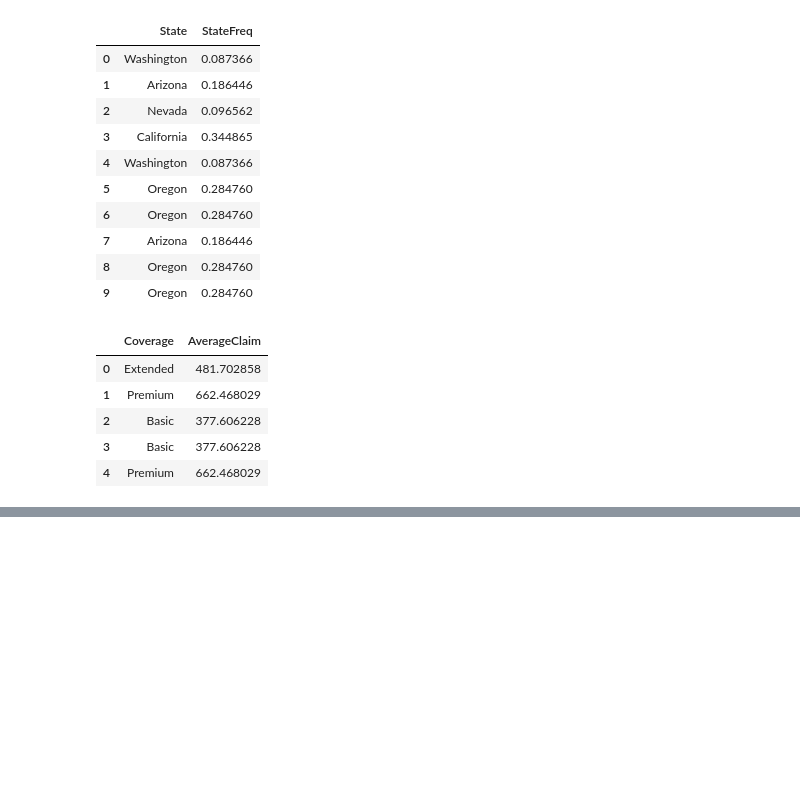
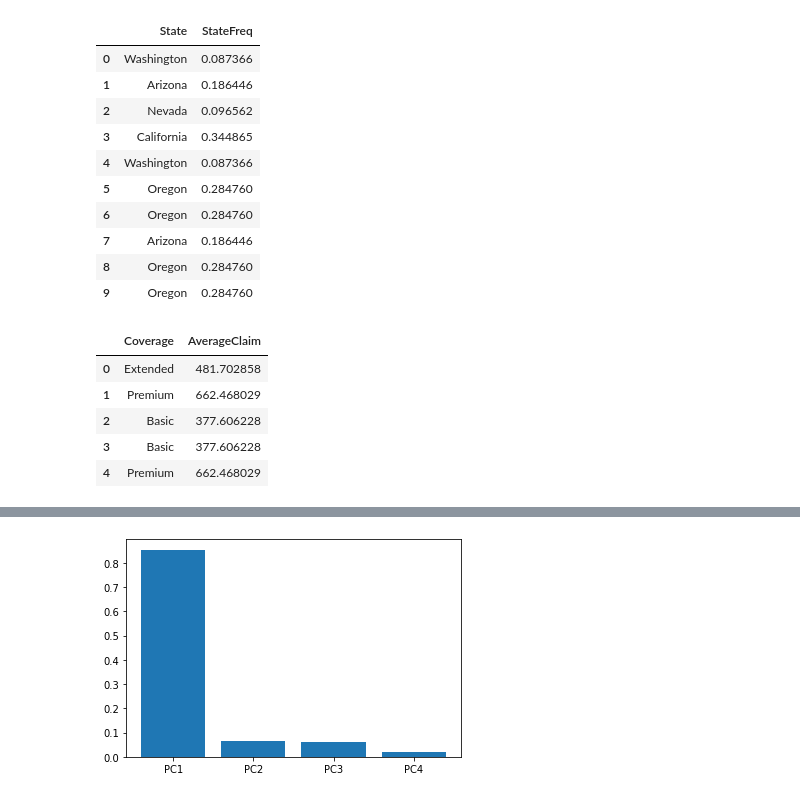
Before and after one commit to chelynl/Machine_Learning, a Jupyter notebook: Feature_Engineering.ipynb, the cells around one changed output, grey strips where cells are left out. Cells and saved outputs as stored; diff of their text form; code cells hidden in the pictures; blank space fills up the shorter version.

```diff
--- a/Feature_Engineering.ipynb
+++ b/Feature_Engineering.ipynb
@@ -751,0 +827,21 @@ valid_df[['Coverage', 'AverageClaim']].head()
+# %%
+features = ["highway-mpg", "engine-size", "horsepower", "curb-weight"]
+
+y = autos.price
+X = autos.loc[:, features]
+
+# Standardize data before PCA
+X_scaled = (X - X.mean(axis=0)) / X.std(axis=0)
+# %%
+from sklearn.decomposition import PCA
+
+# Define number of components to be used for PCA
+pca = PCA(n_components=4)
+scores = pca.fit_transform(X_scaled)
+loadings = pca.components_.T
+
+# Convert scores to df
+component_names = [f"PC{i+1}" for i in range(scores.shape[1])]
+
+scores_df = pd.DataFrame(scores, columns=component_names)
+loadings_df = pd.DataFrame(loadings, columns=component_names, index=X.columns)
@@ -751,0 +874,14 @@ valid_df[['Coverage', 'AverageClaim']].head()
+# %%
+# Explained Variance per PC
+explained_variance = pca.explained_variance_ratio_
+
+# Cumulative explained variance
+cumulative_variance = np.cumsum(np.round(explained_variance, decimals=3))
+
+# Combine df of PC, explained variance, cumulative variance
+pc_df = pd.DataFrame(component_names, columns=['PC'])
+explained_variance_df = pd.DataFrame(explained_variance, columns=['Explained Variance'])
+cumulative_variance_df = pd.DataFrame(cumulative_variance, columns=['Cumulative Variance'])
+df_explained_variance = pd.concat([pc_df, explained_variance_df, cumulative_variance_df], axis=1)
+
+df_explained_variance
@@ -751,0 +894,5 @@ valid_df[['Coverage', 'AverageClaim']].head()
+# %%
+plt.bar(x='PC', height='Explained Variance', data=df_explained_variance)
+plt.show()
+# %% [output]
+[figure, added]
```
Also changed, not shown: parts of 21 cells of this notebook.
